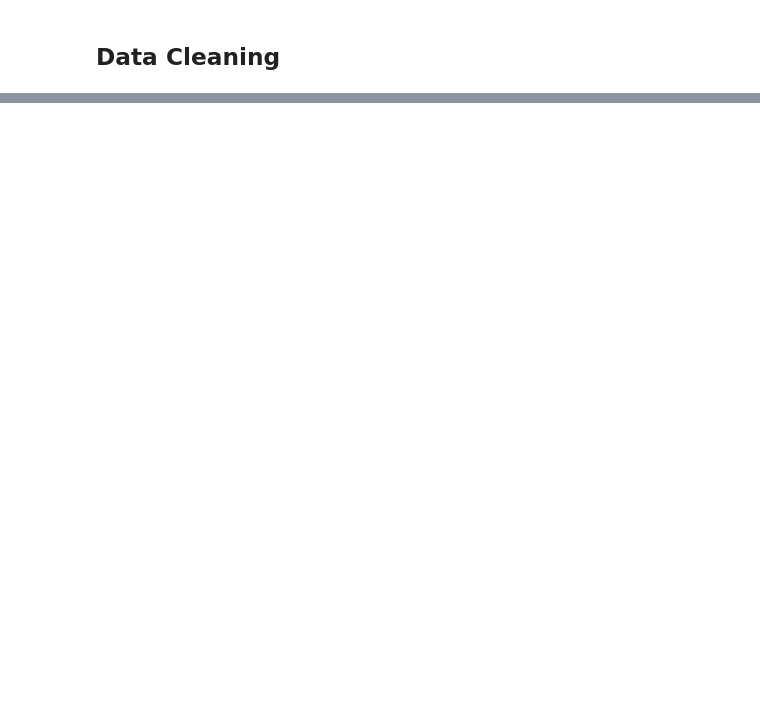
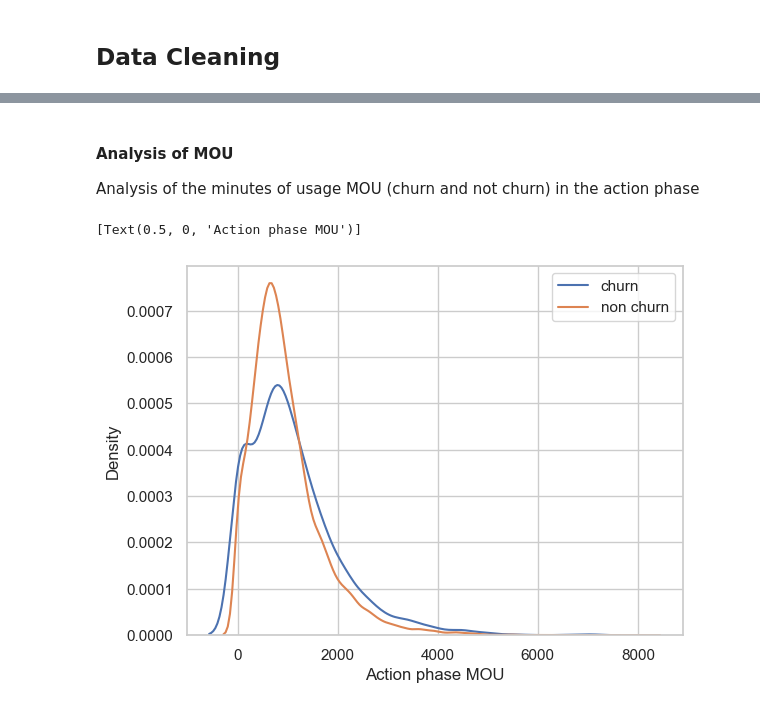
Before and after one commit to theankitasri/telecom_churn_5_mar, a Jupyter notebook: Telecom_Churn_Case_Study_5_Mar_2024.ipynb, the cells around one changed output, grey strips where cells are left out. Saved outputs shown, nothing was run; the diff lists cells and outputs as text; code cells hidden in the pictures; blank space fills up the shorter version.

```diff
--- a/Telecom_Churn_Case_Study_5_Mar_2024.ipynb
+++ b/Telecom_Churn_Case_Study_5_Mar_2024.ipynb
@@ -698,0 +651,18 @@ plt.show()
+# %% [markdown]
+#### Analysis of MOU
+
+Analysis of the minutes of usage MOU (churn and not churn) in the action phase
+# %%
+# Creating churn dataframe
+Data_churn = new_DF[new_DF['Churn'] == 1]
+# Creating not churn dataframe
+Data_Non_churn = new_DF[new_DF['Churn'] == 0]
+# %%
+# Distribution plot
+ax = sns.distplot(Data_churn['total_mou_good'],label='churn',hist=False)
+ax = sns.distplot(Data_Non_churn['total_mou_good'],label='non churn',hist=False)
+plt.legend(loc='best')
+ax.set(xlabel='Action phase MOU')
+# %% [output]
+[Text(0.5, 0, 'Action phase MOU')]
+[figure, added]
```
Also changed, not shown: parts of 353 cells of this notebook.
